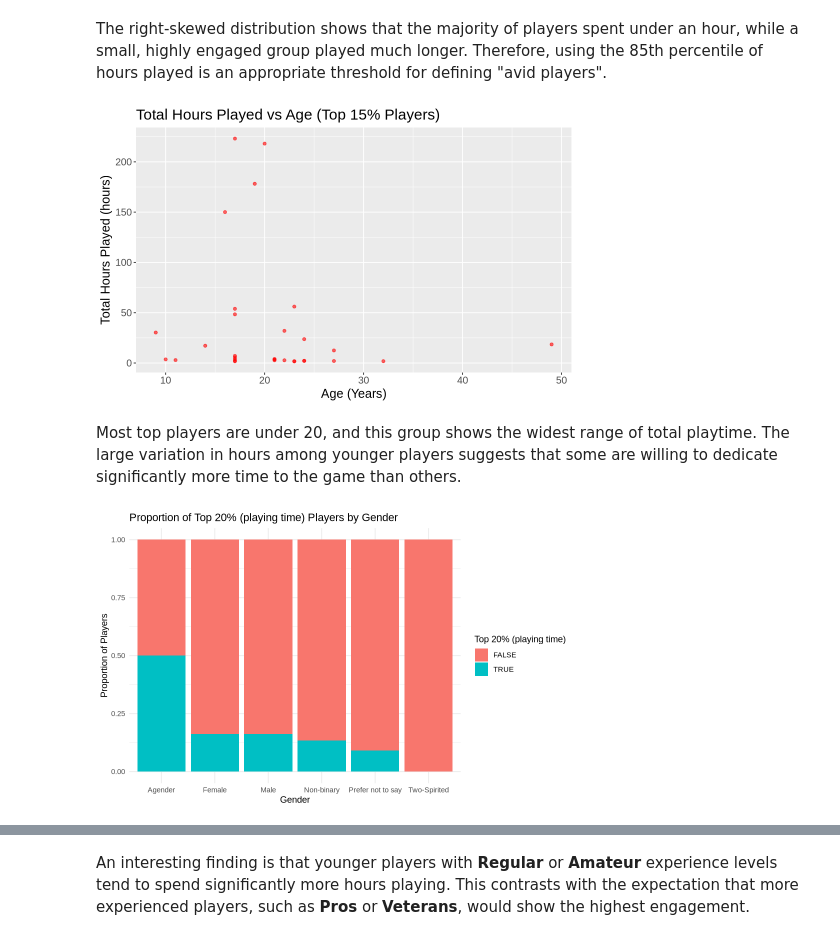
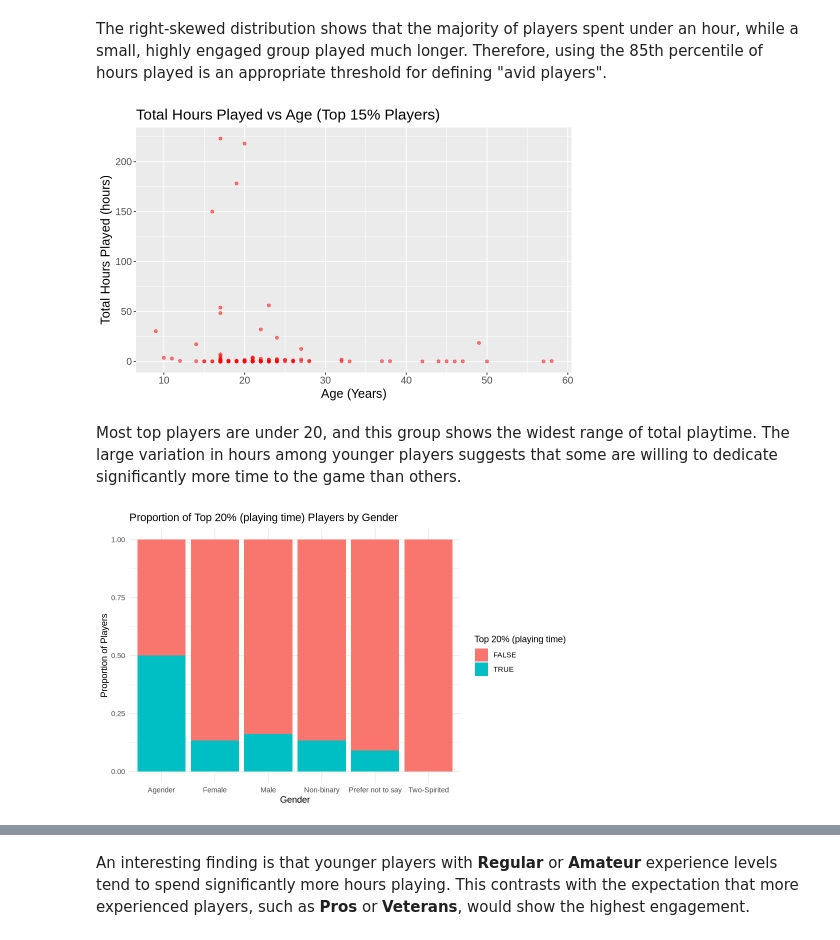
Before and after one commit to SzJasonHuang/Project-Planning, a Jupyter notebook: ProjectPlanningStage.ipynb, the cells around one changed output, grey strips where cells are left out. Saved outputs shown, nothing was run; the diff lists cells and outputs as text; code cells hidden in the pictures.

```diff
--- a/ProjectPlanningStage.ipynb
+++ b/ProjectPlanningStage.ipynb
@@ -32,6 +34,7 @@ Since our response variable indicates whether a player is among the **top 15%**
 library(tidyverse)
 options(repr.matrix.max.rows = 10)
 options(repr.matrix.max.columns = 10)
+
 
 # (1) Any rows containing missing values need to be removed to ensure the dataset is clean
 players_0 <- read.csv("data/players.csv") |> drop_na()
@@ -40,7 +43,7 @@ players_0 <- read.csv("data/players.csv") |> drop_na()
 players_0 <- players_0 |> select(experience, Age, gender, subscribe, played_hours)
 
 # (3) Creating new response variable top_hours
-top15Hour <- quantile(players$played_hours, 0.85, na.rm = TRUE)
+top15Hour <- quantile(players_0$played_hours, 0.85, na.rm = TRUE)
 players_0 <- players_0 |> mutate(top_hours = played_hours >= top15Hour)
 players_0
 # %% [output]
@@ -89,27 +92,28 @@ players |> ggplot(aes(x = played_hours)) +
 The right-skewed distribution shows that the majority of players spent under an hour, while a small, highly engaged group played much longer. Therefore, using the 85th percentile of hours played is an appropriate threshold for defining "avid players".
 # %%
 # filtering to only include high hour counts
-avid_players <- players_0 |> filter(top_hours == TRUE)
+avid_players <- players_0 |> filter(top_hours = TRUE)
 
 
 avid_players |>
   ggplot(aes(x = Age, y = played_hours)) +
   geom_point(alpha = 0.5, color = "red") +
   labs(title = "Total Hours Played vs Age (Top 15% Players)",
     x = "Age (Years)",
     y = "Total Hours Played (hours)") + theme(text = element_text(size = 15))
 # %% [output]
-[figure, old version]
+[figure, new version]
 # %% [markdown]
 Most top players are under 20, and this group shows the widest range of total playtime. The large variation in hours among younger players suggests that some are willing to dedicate significantly more time to the game than others.
 # %%
+
 players_0 |> ggplot(aes(x = gender, fill = factor(top_hours))) + geom_bar(position = "fill") +
 labs(title = "Proportion of Top 20% (playing time) Players by Gender",
      x = "Gender",
      y = "Proportion of Players",
      fill = "Top 20% (playing time)") + theme_minimal()
 # %% [output]
-[figure, old version]
+[figure, new version]
 # %%
 library(ggplot2)
 library(patchwork)
```
Also changed, not shown: parts of 4 cells of this notebook.
